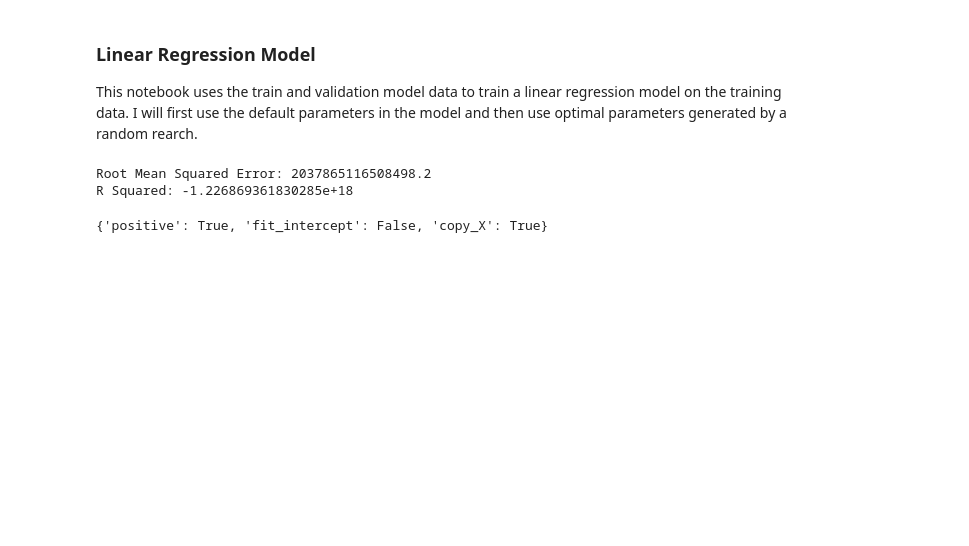
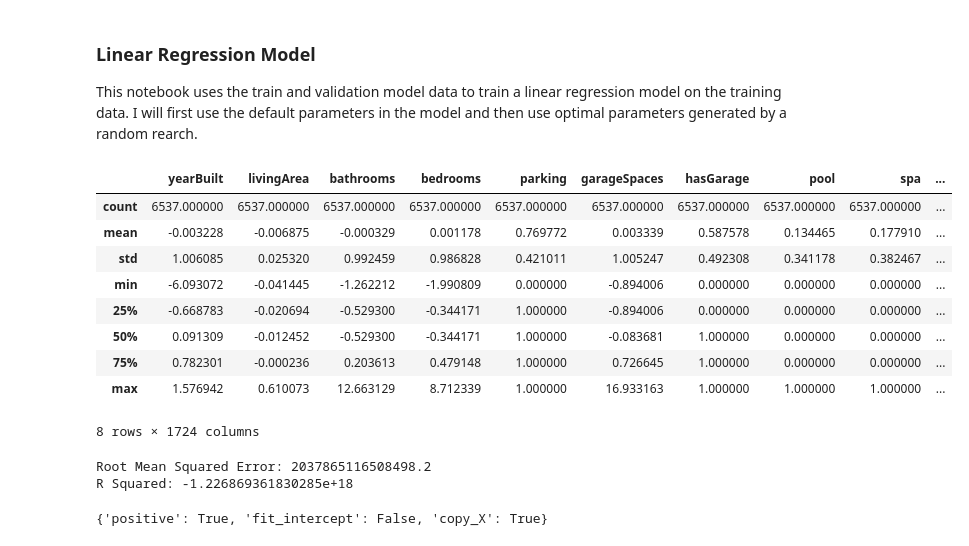
Before and after one commit to rjrichards27/Predicing_House_Prices, a Jupyter notebook: Code/Linear_Regression.ipynb, the cells around one changed output. Drawn from its saved outputs; the diff is of its cells as text; code cells hidden in the pictures; blank space fills up the shorter version.

```diff
--- a/Code/Linear_Regression.ipynb
+++ b/Code/Linear_Regression.ipynb
@@ -28,6 +31,19 @@ X_train_model2 = X_train_model2.drop(columns="Unnamed: 0")
 X_valid_model2 = X_valid_model2.drop(columns="Unnamed: 0")
 y_train_model2 = y_train_model2.drop(columns="Unnamed: 0")
 y_valid_model2 = y_valid_model2.drop(columns="Unnamed: 0")
+# %%
+X_valid_model2.describe()
+# %% [output]
+|  | yearBuilt | livingArea | bathrooms | bedrooms | parking | garageSpaces | hasGarage | pool | spa | ... |
+| count | 6537.000000 | 6537.000000 | 6537.000000 | 6537.000000 | 6537.000000 | 6537.000000 | 6537.000000 | 6537.000000 | 6537.000000 | ... |
+| mean | -0.003228 | -0.006875 | -0.000329 | 0.001178 | 0.769772 | 0.003339 | 0.587578 | 0.134465 | 0.177910 | ... |
+| std | 1.006085 | 0.025320 | 0.992459 | 0.986828 | 0.421011 | 1.005247 | 0.492308 | 0.341178 | 0.382467 | ... |
+| min | -6.093072 | -0.041445 | -1.262212 | -1.990809 | 0.000000 | -0.894006 | 0.000000 | 0.000000 | 0.000000 | ... |
+| 25% | -0.668783 | -0.020694 | -0.529300 | -0.344171 | 1.000000 | -0.894006 | 0.000000 | 0.000000 | 0.000000 | ... |
+| 50% | 0.091309 | -0.012452 | -0.529300 | -0.344171 | 1.000000 | -0.083681 | 1.000000 | 0.000000 | 0.000000 | ... |
+| 75% | 0.782301 | -0.000236 | 0.203613 | 0.479148 | 1.000000 | 0.726645 | 1.000000 | 0.000000 | 0.000000 | ... |
+| max | 1.576942 | 0.610073 | 12.663129 | 8.712339 | 1.000000 | 16.933163 | 1.000000 | 1.000000 | 1.000000 | ... |
+8 rows × 1724 columns
 # %%
 #training the default linear regression model
 from sklearn.linear_model import LinearRegression
```
Also changed, not shown: parts of 14 cells of this notebook.
